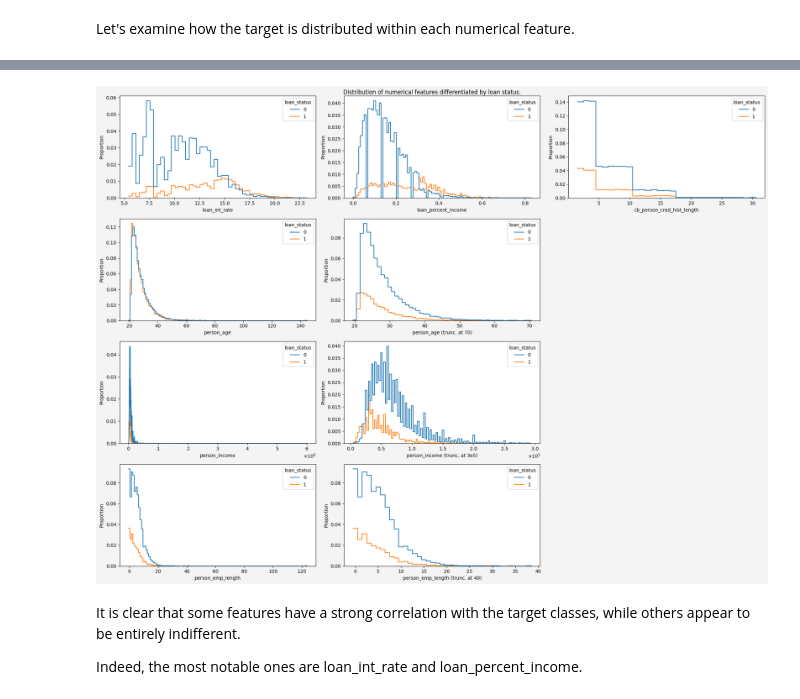
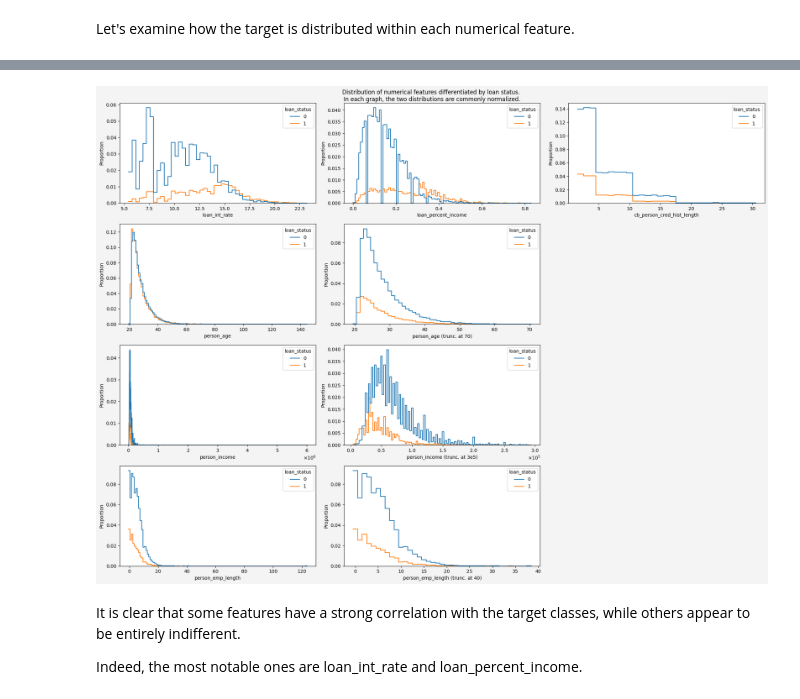
Before and after one commit to markort147/credit-risk-example-analysis-notebook, a Jupyter notebook: src/notebook.ipynb, the cells around one changed output, grey strips where cells are left out. Drawn from its saved outputs; the diff is of its cells as text; code cells hidden in the pictures.

```diff
--- a/src/notebook.ipynb
+++ b/src/notebook.ipynb
@@ -400,7 +321,61 @@ histplotNumericalFeatures(df[numerical_features], df['loan_status'], common_norm
-# %%
-histplotNumericalFeatures(df[numerical_features], df['loan_status'], common_norm=True)
-# %% [output]
-[figure, removed]
+# %%
+features = df[numerical_features]
+common_norm = True
+
+#initizalize subplots
+fig, axs = plt.subplots(4,3, figsize=[20,15])
+fig.set_facecolor('#F4F4F4')
+
+#set title
+fig.suptitle("Distribution of numerical features differentiated by loan status. \nIn each graph, the two distributions are commonly normalized.")
+
+#loan_int_rate
+sns.histplot(data=df, x='loan_int_rate', hue='loan_status', stat='proportion', discrete=False, common_norm=common_norm, multiple='layer', element='step', fill=False, ax=axs[0,0])
+
+#loan_percent_income
+sns.histplot(data=df, x='loan_percent_income', hue='loan_status', stat='proportion', discrete=False, common_norm=common_norm, multiple='layer', element='step', fill=False, ax=axs[0,1])
+
+#cb_person_cred_hist_length
+sns.histplot(data=df, x='cb_person_cred_hist_length', hue='loan_status', stat='proportion', discrete=True, common_norm=common_norm, multiple='layer', element='step', fill=False, ax=axs[0,2])
+
+#person_age full
+sns.histplot(data=df, x='person_age', hue='loan_status', stat='proportion', discrete=True, common_norm=False, multiple='layer', element='step', fill=False, ax=axs[1,0])
+
+#person_age truncated
+sns.histplot(data=df[df.person_age <= 70], x='person_age', hue='loan_status', stat='proportion', discrete=True, common_norm=common_norm, multiple='layer', element='step', fill=False, ax=axs[1,1])
+axs[1,1].set_xlabel("person_age (trunc. at 70)")
+
+#person_income full
+formatter = ticker.ScalarFormatter(useMathText=True)
+formatter.set_powerlimits((-3, 3))
+axs[2,0].xaxis.set_major_formatter(formatter)
+sns.histplot(data=df, x='person_income', hue='loan_status', stat='proportion', discrete=False, common_norm=common_norm, multiple='layer', element='step', fill=False, ax=axs[2,0])
+
+#person_income trucanted
+formatter = ticker.ScalarFormatter(useMathText=True)
+formatter.set_powerlimits((-3, 3))
+axs[2,1].xaxis.set_major_formatter(formatter)
+sns.histplot(data=df[df.person_income < 3e5], x='person_income', hue='loan_status', stat='proportion', discrete=False, common_norm=common_norm, multiple='layer', element='step', fill=False, ax=axs[2,1])
+axs[2,1].set_xlabel("person_income (trunc. at 3e5)")
+
+#person_emp_length full
+sns.histplot(data=df, x='person_emp_length', hue='loan_status', stat='proportion', discrete=True, common_norm=common_norm, multiple='layer', element='step', fill=False, ax=axs[3,0])
+
+#person_emp_length truncated
+sns.histplot(data=df[df.person_emp_length <= 40], x='person_emp_length', hue='loan_status', stat='proportion', discrete=True, common_norm=common_norm, multiple='layer', element='step', fill=False, ax=axs[3,1])
+axs[3,1].set_xlabel("person_emp_length (trunc. at 40)")
+
+#delete empty subplots
+fig.delaxes(axs[1,2])
+fig.delaxes(axs[2,2])
+fig.delaxes(axs[3,2])
+
+#increase space between subplots
+plt.tight_layout()
+
+plt.show()
+# %% [output]
+[figure, added]
 # %% [markdown]
 It is clear that some features have a strong correlation with the target classes, while others appear to be entirely indifferent.
 
```
Also changed, not shown: parts of 71 cells of this notebook, 3 other files.
